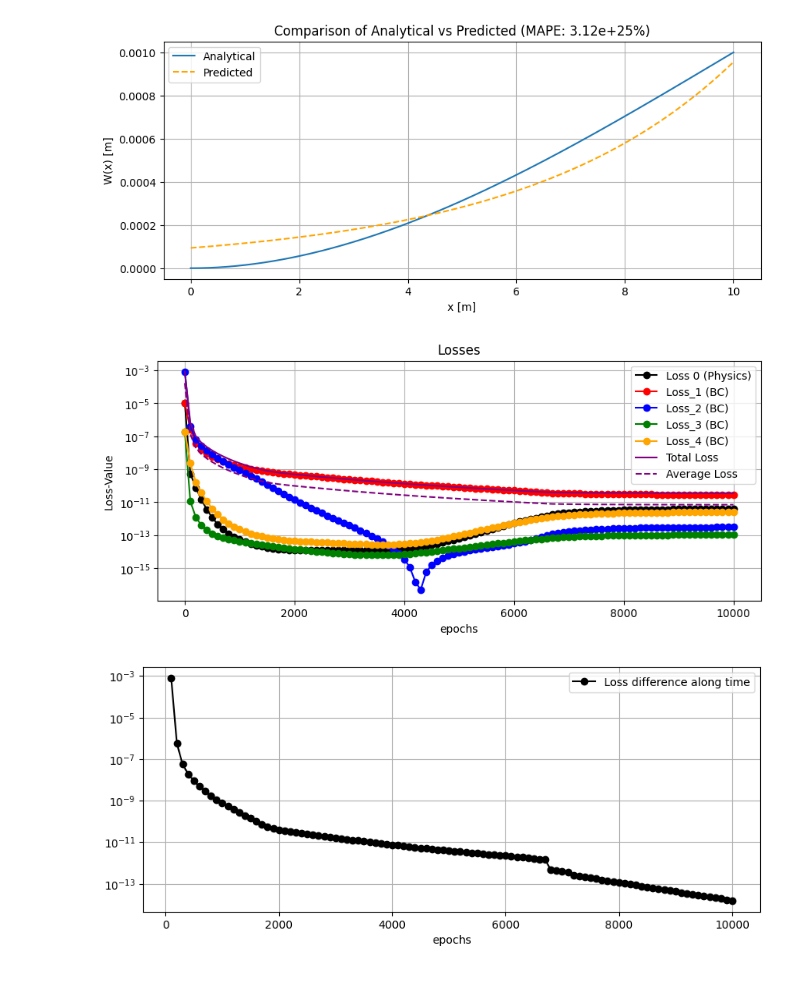
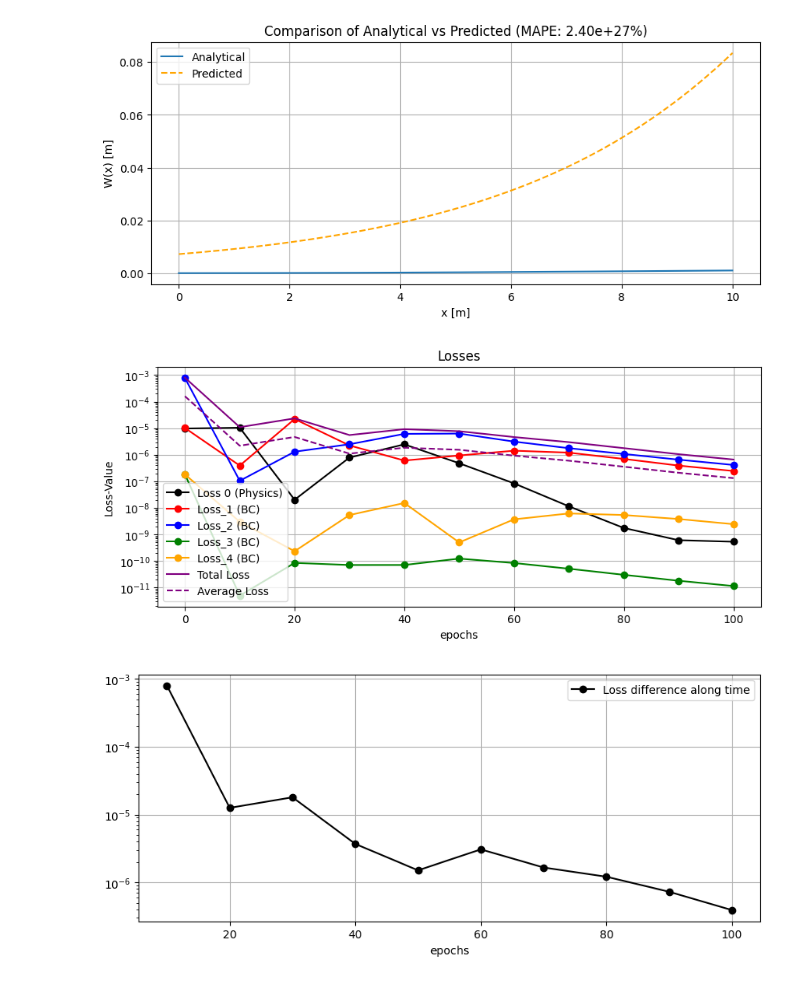
Before and after one commit to iagr98/PINN_IAM, a Jupyter notebook: main.ipynb, the cells around one changed output. Saved outputs shown, nothing was run; the diff lists cells and outputs as text; code cells hidden in the pictures.

```diff
--- a/main.ipynb
+++ b/main.ipynb
@@ -21,8 +21,8 @@ EIz_val = 111.111e6
 utils = Utils(F_val, L_val, EIz_val)
 # %%
 # Train the model
-epochs = 10001
-capture = 100
+epochs = 101
+capture = 10
 # %%
 W, dW_dx, dW_dxx, dW_dxxx, dW_dxxxx, x, w_analytic, model, lambdas, losses = utils.train(epochs=epochs, capture=capture, resample=False, strategy=True)
 # %% [output]
@@ -49,19 +49,19 @@ filename = "./pinn_results_strategy"
 general_utils.save_results(filename, W, dW_dx, dW_dxx, dW_dxxx, dW_dxxxx, x, w_analytic, lambdas, losses)
 # %%
 # Plot the results
-filename = "./pinn_results_no_strategy"
-filename2 = "./pinn_results_strategy"
+filename = "./pinn_results_strategy"
+filename2 = "./pinn_results_no_strategy"
 general_utils.plotting(filename, filename2, capture=capture, figsize=(10, 4),
                     plot_comparison=True,
                     plot_losses=True,
                     plot_lambdas=False,
                     plot_losses_comparison=False,
                     plot_lambdas_comparison=False,
                     plot_differences=True)
 # %% [output]
-[figure, old version]
+[figure, new version]
-[figure, old version]
+[figure, new version]
-[figure, old version]
+[figure, new version]
 # %%
 # Import the results
 filename_load = "./pinn_results"
```
Also changed, not shown: 2 other files.
